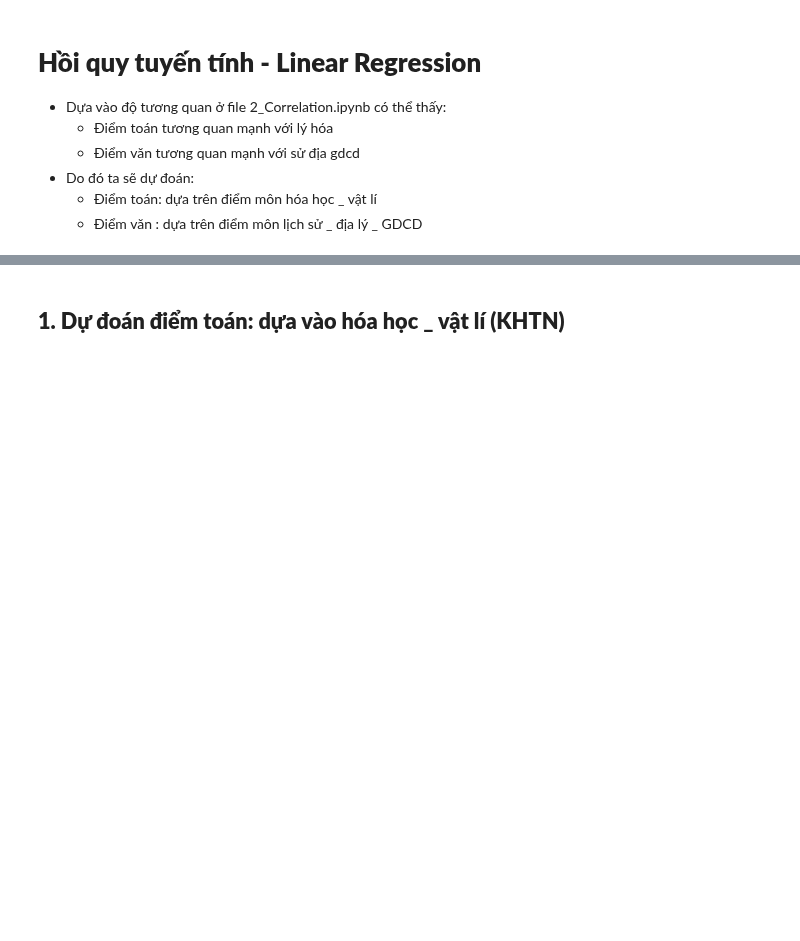
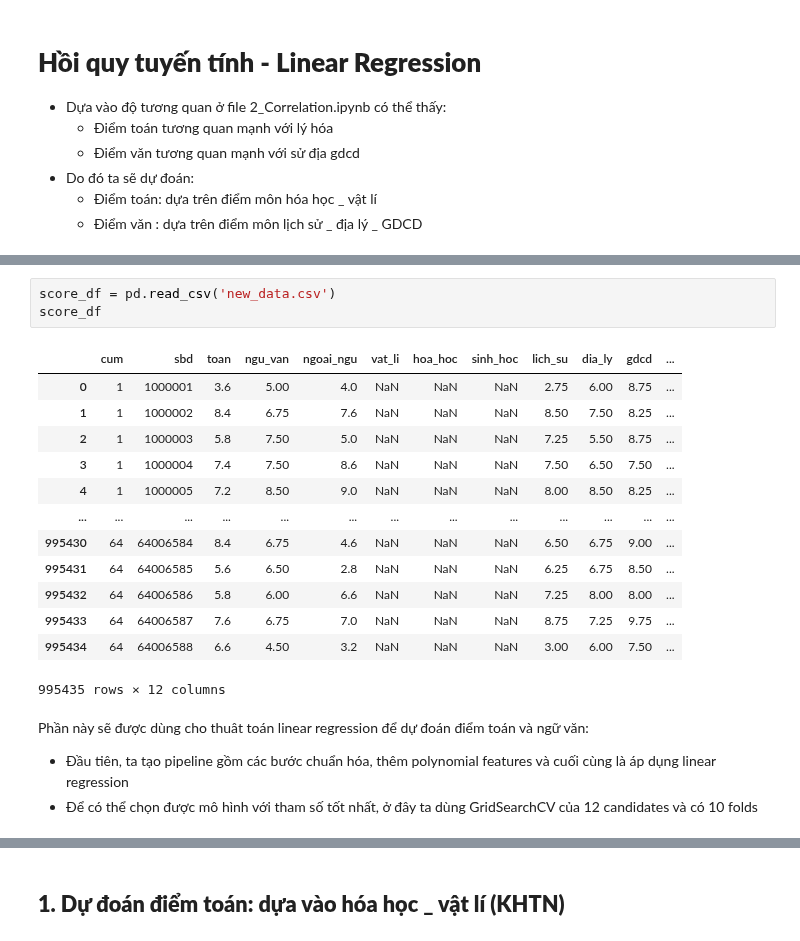
Before and after one commit to ntp-shin/Introduction_to_Data_Science, a Jupyter notebook: 4.2_Predict-Regression.ipynb, the cells around one changed output, grey strips where cells are left out. Drawn from its saved outputs; the diff is of its cells as text; blank space fills up the shorter version.

```diff
--- a/4.2_Predict-Regression.ipynb
+++ b/4.2_Predict-Regression.ipynb
@@ -8,0 +20,21 @@
+# %%
+score_df = pd.read_csv('new_data.csv')
+score_df
+# %% [output]
+|  | cum | sbd | toan | ngu_van | ngoai_ngu | vat_li | hoa_hoc | sinh_hoc | lich_su | dia_ly | gdcd | ... |
+| 0 | 1 | 1000001 | 3.6 | 5.00 | 4.0 | NaN | NaN | NaN | 2.75 | 6.00 | 8.75 | ... |
+| 1 | 1 | 1000002 | 8.4 | 6.75 | 7.6 | NaN | NaN | NaN | 8.50 | 7.50 | 8.25 | ... |
+| 2 | 1 | 1000003 | 5.8 | 7.50 | 5.0 | NaN | NaN | NaN | 7.25 | 5.50 | 8.75 | ... |
+| 3 | 1 | 1000004 | 7.4 | 7.50 | 8.6 | NaN | NaN | NaN | 7.50 | 6.50 | 7.50 | ... |
+| 4 | 1 | 1000005 | 7.2 | 8.50 | 9.0 | NaN | NaN | NaN | 8.00 | 8.50 | 8.25 | ... |
+| ... | ... | ... | ... | ... | ... | ... | ... | ... | ... | ... | ... | ... |
+| 995430 | 64 | 64006584 | 8.4 | 6.75 | 4.6 | NaN | NaN | NaN | 6.50 | 6.75 | 9.00 | ... |
+| 995431 | 64 | 64006585 | 5.6 | 6.50 | 2.8 | NaN | NaN | NaN | 6.25 | 6.75 | 8.50 | ... |
+| 995432 | 64 | 64006586 | 5.8 | 6.00 | 6.6 | NaN | NaN | NaN | 7.25 | 8.00 | 8.00 | ... |
+| 995433 | 64 | 64006587 | 7.6 | 6.75 | 7.0 | NaN | NaN | NaN | 8.75 | 7.25 | 9.75 | ... |
+| 995434 | 64 | 64006588 | 6.6 | 4.50 | 3.2 | NaN | NaN | NaN | 3.00 | 6.00 | 7.50 | ... |
+995435 rows × 12 columns
+# %% [markdown]
+Phần này sẽ được dùng cho thuât toán linear regression để dự đoán điểm toán và ngữ văn:
+- Đầu tiên, ta tạo pipeline gồm các bước chuẩn hóa, thêm polynomial features và cuối cùng là áp dụng linear regression
+- Để có thể chọn được mô hình với tham số tốt nhất, ở đây ta dùng GridSearchCV của 12 candidates và có 10 folds
```
Also changed, not shown: parts of 31 cells of this notebook.
